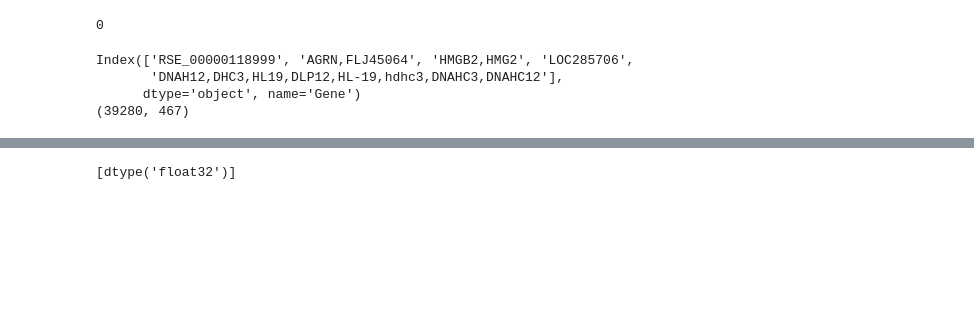
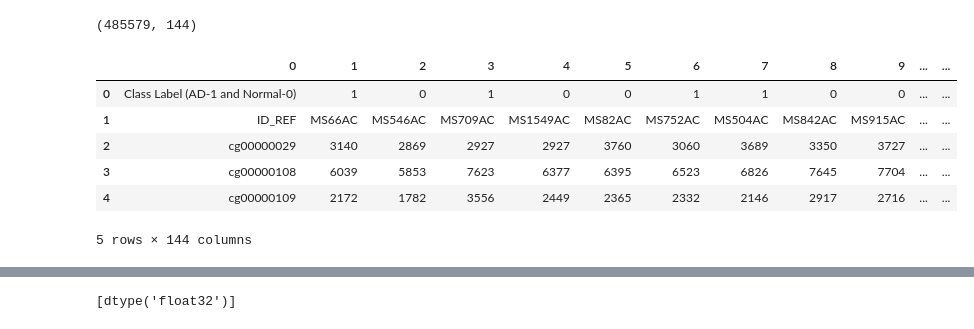
Before and after one commit to Shibangini/alzheimers-detection-ml, a Jupyter notebook: notebooks/preprocessing.ipynb, the cells around one changed output, grey strips where cells are left out. Cells and saved outputs as stored; diff of their text form; code cells hidden in the pictures; blank space fills up the shorter version.

```diff
--- a/notebooks/preprocessing.ipynb
+++ b/notebooks/preprocessing.ipynb
@@ -45,4 +0,0 @@ ge1_data['Gene'] = ge1_data['Gene'].fillna('Unknown')
-# %%
-print(ge1_data['Gene'].isnull().sum())
-# %% [output]
-0
@@ -54,8 +0,0 @@ ge1_data.set_index('Gene', inplace=True)
-# %%
-print(ge1_data.index[:5])   # check first few gene names
-print(ge1_data.shape)      # check shape
-# %% [output]
-Index(['RSE_00000118999', 'AGRN,FLJ45064', 'HMGB2,HMG2', 'LOC285706',
-       'DNAH12,DHC3,HL19,DLP12,HL-19,hdhc3,DNAHC3,DNAHC12'],
-      dtype='object', name='Gene')
-(39280, 467)
@@ -68,0 +1,21 @@ ge1_data = pd.DataFrame(ge1_data.values.T, columns=ge1_data.index)
+# %%
+import pandas as pd
+
+ge3 = pd.read_excel(
+    "../data/raw/GSE80970_MSACF_raw_methylated_ClassLabel.xlsx",
+    header=None
+)
+
+# load without header
+# %%
+print(ge3.shape)
+ge3.head()
+# %% [output]
+(485579, 144)
+|  | 0 | 1 | 2 | 3 | 4 | 5 | 6 | 7 | 8 | 9 | ... | ... |
+| 0 | Class Label (AD-1 and Normal-0) | 1 | 0 | 1 | 0 | 0 | 1 | 1 | 0 | 0 | ... | ... |
+| 1 | ID_REF | MS66AC | MS546AC | MS709AC | MS1549AC | MS82AC | MS752AC | MS504AC | MS842AC | MS915AC | ... | ... |
+| 2 | cg00000029 | 3140 | 2869 | 2927 | 2927 | 3760 | 3060 | 3689 | 3350 | 3727 | ... | ... |
+| 3 | cg00000108 | 6039 | 5853 | 7623 | 6377 | 6395 | 6523 | 6826 | 7645 | 7704 | ... | ... |
+| 4 | cg00000109 | 2172 | 1782 | 3556 | 2449 | 2365 | 2332 | 2146 | 2917 | 2716 | ... | ... |
+5 rows × 144 columns
```
Also changed, not shown: parts of 135 cells of this notebook, 1 other file.
